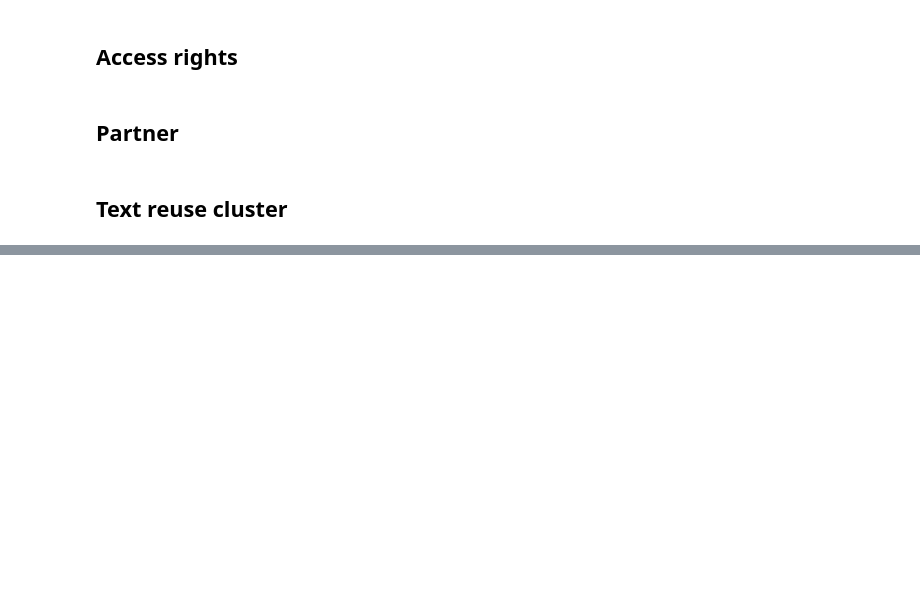
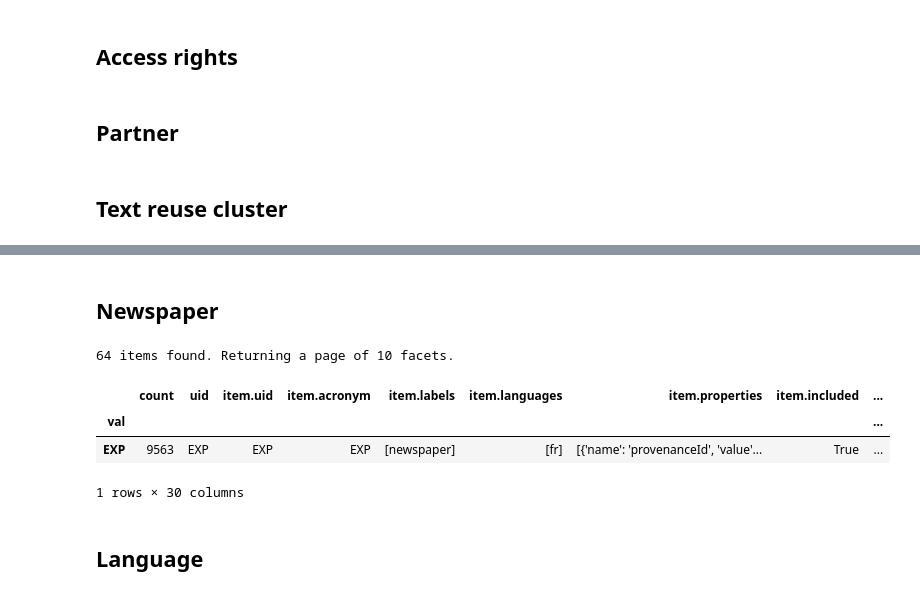
Before and after one commit to impresso/impresso-py, a Jupyter notebook: examples/notebooks/search.ipynb, the cells around one changed output, grey strips where cells are left out. Cells and saved outputs as stored; diff of their text form; code cells hidden in the pictures; blank space fills up the shorter version.

```diff
--- a/examples/notebooks/search.ipynb
+++ b/examples/notebooks/search.ipynb
@@ -164,0 +330,14 @@ result.df.head(1)
+# %% [markdown]
+## Newspaper
+# %%
+result = impresso.search.facet("newspaper", q="pomme")
+print(f"{result.total} items found. Returning a page of {result.limit} facets.")
+result.df.head(1)
+# %% [output]
+64 items found. Returning a page of 10 facets.
+|  | count | uid | item.uid | item.acronym | item.labels | item.languages | item.properties | item.included | ... |
+| val |  |  |  |  |  |  |  |  | ... |
+| EXP | 9563 | EXP | EXP | EXP | [newspaper] | [fr] | [{'name': 'provenanceId', 'value'... | True | ... |
+1 rows × 30 columns
+# %% [markdown]
+## Language
```
Also changed, not shown: parts of 42 cells of this notebook, 1 other file.
